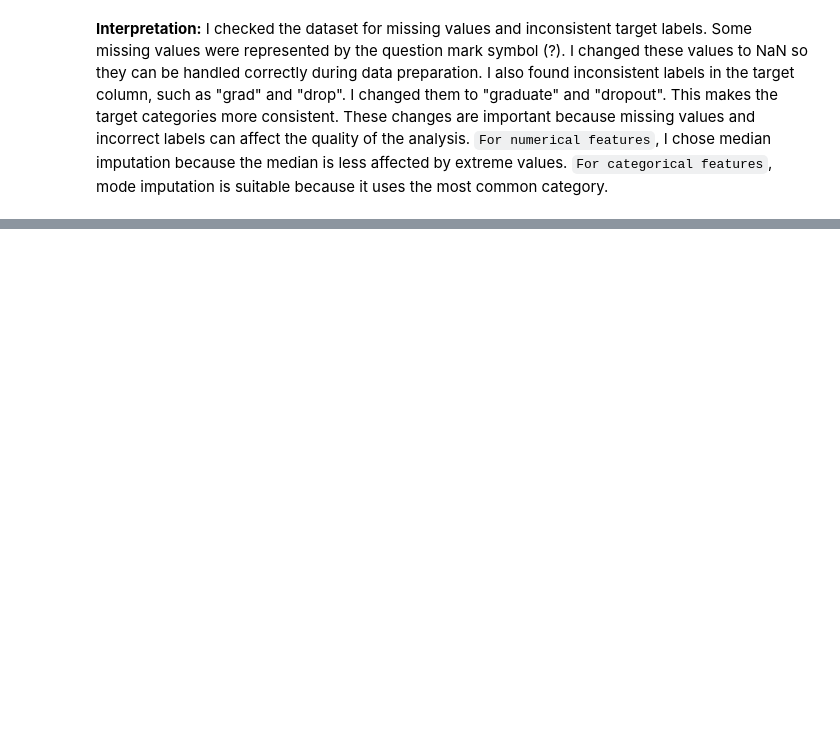
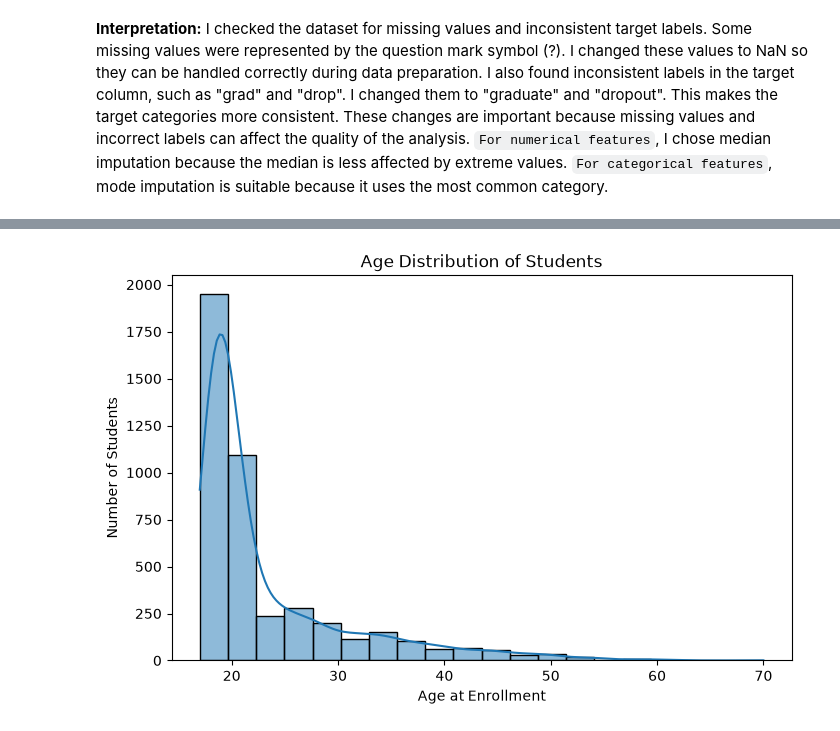
Before and after one commit to 2026328-Dashzeveg-Purevtogtokh/Data-Preparation-Sep26, a Jupyter notebook: notebooks/Dashzeveg_Purevtogtokh_DPrepHDip_CA1.ipynb, the cells around one changed output, grey strips where cells are left out. Cells and saved outputs as stored; diff of their text form; code cells hidden in the pictures; blank space fills up the shorter version.

```diff
--- a/notebooks/Dashzeveg_Purevtogtokh_DPrepHDip_CA1.ipynb
+++ b/notebooks/Dashzeveg_Purevtogtokh_DPrepHDip_CA1.ipynb
@@ -419,0 +551,10 @@ data_cleaning = df.copy()
+# %%
+category_cols = data_cleaning.select_dtypes(
+    include=["object", "string", "category", "bool"]
+).columns.tolist()
+
+numeric_cols = data_cleaning.select_dtypes(include="number").columns.tolist()
+
+print(f"Categorical columns ({len(category_cols)}):", category_cols)
+print(f"Numerical columns ({len(numeric_cols)}):", numeric_cols)
+print("Total columns:", data_cleaning.shape[1])
@@ -583,0 +834,13 @@ These changes are important because missing values and incorrect labels can affe
+# %%
+# Practice chart: Age distribution, if the column is numeric.
+plt.figure(figsize=(8, 5))
+
+sns.histplot(data=data_eda, x="age_at_enrollment", bins=20, kde=True)
+
+plt.title("Age Distribution of Students")
+plt.xlabel("Age at Enrollment")
+plt.ylabel("Number of Students")
+
+plt.show()
+# %% [output]
+[figure, added]
```
Also changed, not shown: parts of 31 cells of this notebook.
